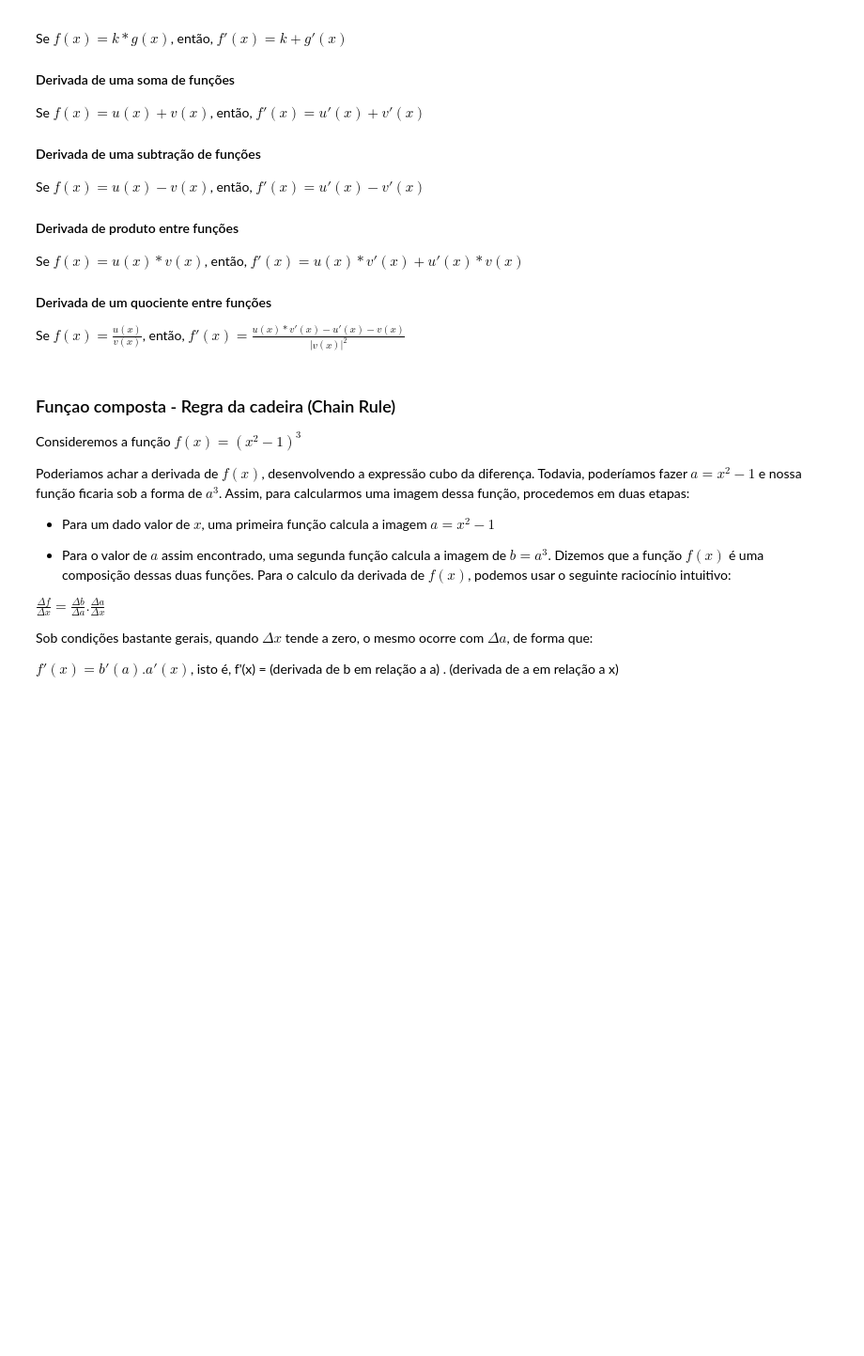
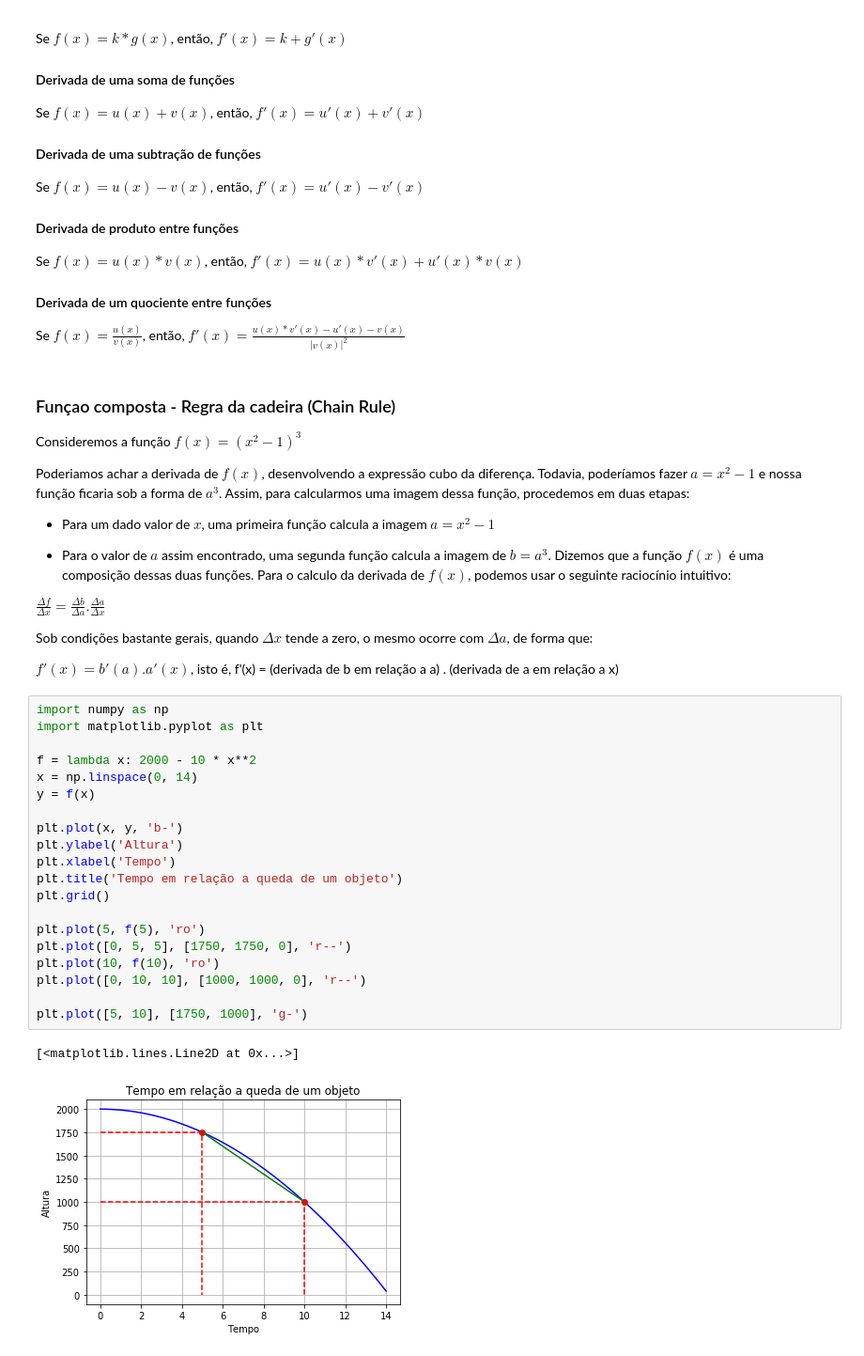
Before and after one commit to Angelicogfa/python-matematica-machine-learning, a Jupyter notebook: modulos/modulo-10/Derivadas.ipynb, the cells around one changed output. Shown at 94% size. Cells and saved outputs as stored; diff of their text form; blank space fills up the shorter version.

```diff
--- a/modulos/modulo-10/Derivadas.ipynb
+++ b/modulos/modulo-10/Derivadas.ipynb
@@ -199,3 +199,26 @@ $\frac{\Delta{f}}{\Delta{x}} = \frac{\Delta{b}}{\Delta{a}} . \frac{\Delta{a}}{\D
 Sob condições bastante gerais, quando $\Delta{x}$ tende a zero, o mesmo ocorre com $\Delta{a}$, de forma que:
 
 $f'(x) = b'(a) . a'(x)$, isto é, f'(x) = (derivada de b em relação a a) . (derivada de a em relação a x)
+# %%
+import numpy as np
+import matplotlib.pyplot as plt
+
+f = lambda x: 2000 - 10 * x**2
+x = np.linspace(0, 14)
+y = f(x)
+
+plt.plot(x, y, 'b-')
+plt.ylabel('Altura')
+plt.xlabel('Tempo')
+plt.title('Tempo em relação a queda de um objeto')
+plt.grid()
+
+plt.plot(5, f(5), 'ro')
+plt.plot([0, 5, 5], [1750, 1750, 0], 'r--')
+plt.plot(10, f(10), 'ro')
+plt.plot([0, 10, 10], [1000, 1000, 0], 'r--')
+
+plt.plot([5, 10], [1750, 1000], 'g-')
+# %% [output]
+[<matplotlib.lines.Line2D at 0x...>]
+[figure, added]
```
